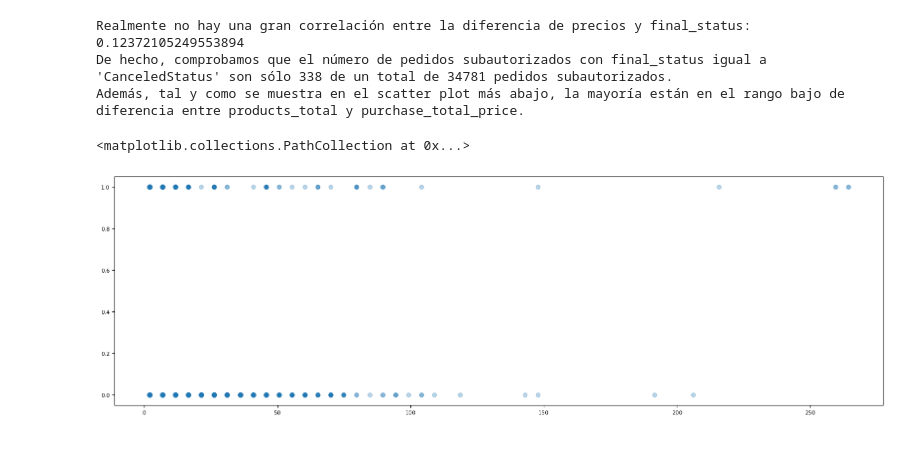
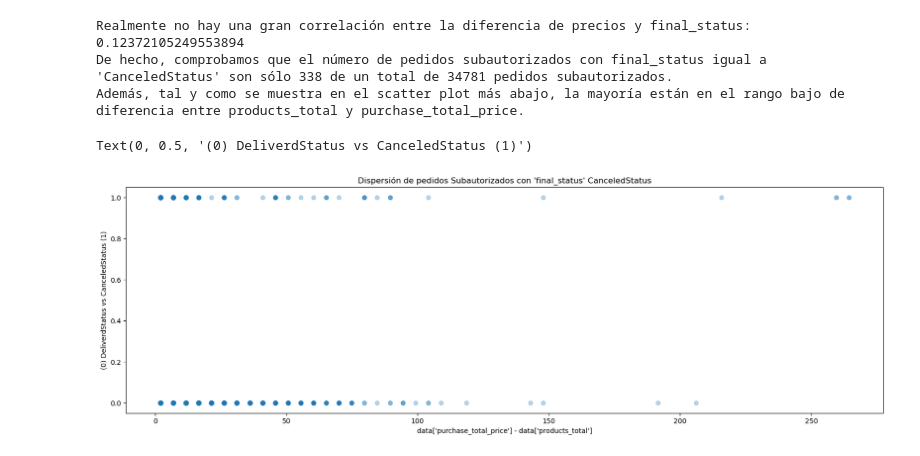
Before and after one commit to cutmountain/ironhack-data-analytics, a Jupyter notebook: modulo-2/sesion-35/project-3-ironhack-delivery-es-main/ironhack_delivery_ejercicio_4.ipynb, the cells around one changed output. Cells and saved outputs as stored; diff of their text form; code cells hidden in the pictures.

Commit message:
Añade title y label en gráfico ejercicio 4

```diff
--- a/modulo-2/sesion-35/project-3-ironhack-delivery-es-main/ironhack_delivery_ejercicio_4.ipynb
+++ b/modulo-2/sesion-35/project-3-ironhack-delivery-es-main/ironhack_delivery_ejercicio_4.ipynb
@@ -234,21 +234,24 @@ import matplotlib.pyplot as plt
 #Configuramos para que las gráficas se vean dentro del cuaderno
 %matplotlib inline
 # Establecemos el tamaño de la fuente en los gráficos
-plt.rc('font', size=8)
+plt.rc('font', size=10)
 # Ajustamos el tamaño de las figuras
 plt.rc('figure', figsize=(20, 6))
 # %%
 bins = []
 for n in range(100):
     bins.append('bin#'+f'{n:03}')
 data['diff_bin_range'] = pd.cut(data['diferencia_precios'], 100) #.astype(str)
 data['diff_bin_name'] = pd.cut(data['diferencia_precios'], 100, duplicates='drop', labels=bins, ordered=True)
 data['x'] = pd.IntervalIndex(data['diff_bin_range']).right
 data[['diferencia_precios','final_status','final_status_numeric','diff_bin_range','diff_bin_name','x']].sample(50)
 data_for_plot = data[data['subautorizado']].sort_values(by='diferencia_precios')
 #plt.scatter(x=data_for_plot.iloc[:20]['x'], y=data_for_plot.iloc[:20]['final_status_numeric'])
 #plt.scatter(x=data_for_plot['diff_bin_name'], y=data_for_plot['final_status_numeric'])
 plt.scatter(x=data_for_plot['x'], y=data_for_plot['final_status_numeric'], alpha=0.3)
+plt.title('Dispersión de pedidos Subautorizados con \'final_status\' CanceledStatus')
+plt.xlabel('data[\'purchase_total_price\'] - data[\'products_total\']')
+plt.ylabel('(0) DeliverdStatus vs CanceledStatus (1)')
 # %% [output]
-<matplotlib.collections.PathCollection at 0x...>
+Text(0, 0.5, '(0) DeliverdStatus vs CanceledStatus (1)')
-[figure, old version]
+[figure, new version]
```
